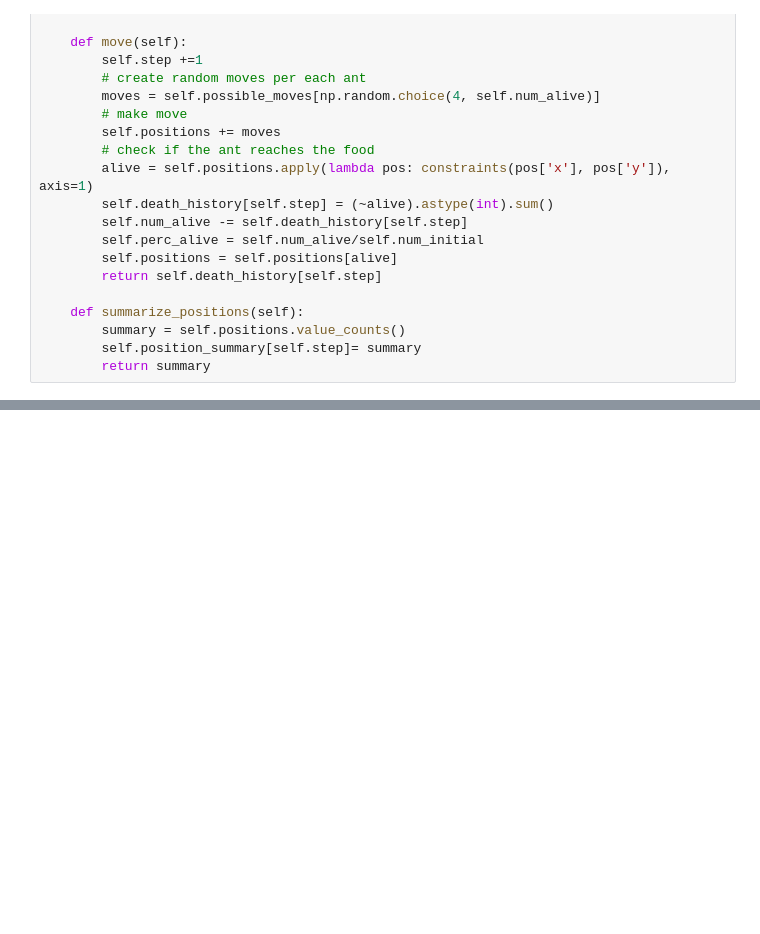
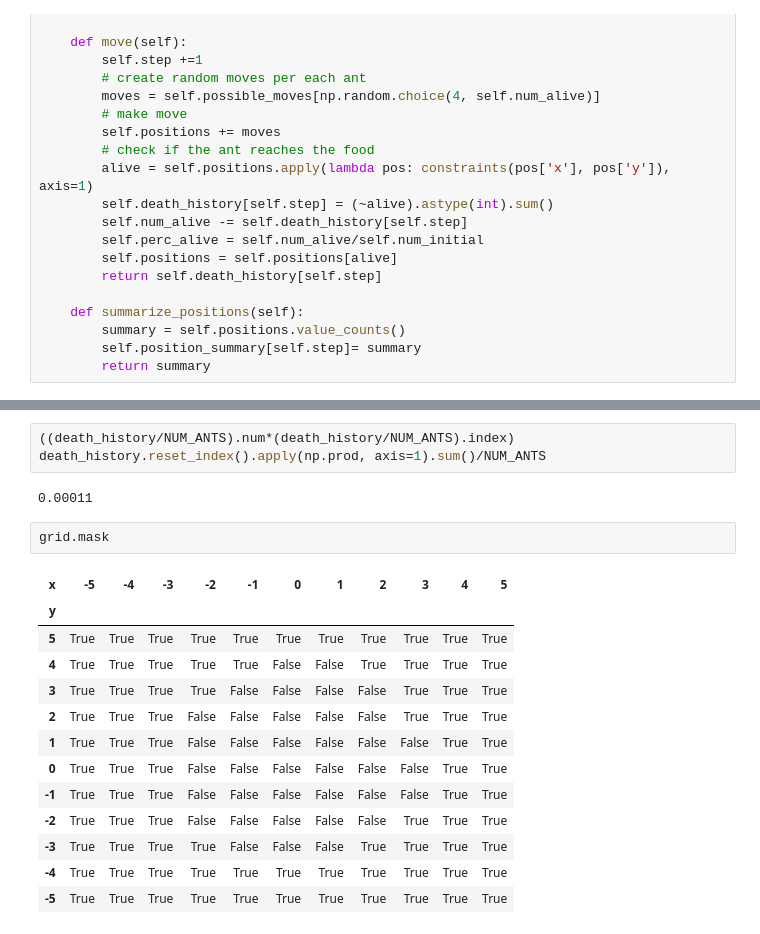
Before and after one commit to prenassipaolo/optiver_puzzle, a Jupyter notebook: base.ipynb, the cells around one changed output, grey strips where cells are left out. Drawn from its saved outputs; the diff is of its cells as text; blank space fills up the shorter version.

```diff
--- a/base.ipynb
+++ b/base.ipynb
@@ -195,0 +209,21 @@ death_history.plot()
+# %%
+((death_history/NUM_ANTS).num*(death_history/NUM_ANTS).index)
+death_history.reset_index().apply(np.prod, axis=1).sum()/NUM_ANTS
+# %% [output]
+0.00011
+# %%
+grid.mask
+# %% [output]
+| x | -5 | -4 | -3 | -2 | -1 | 0 | 1 | 2 | 3 | 4 | 5 |
+| y |  |  |  |  |  |  |  |  |  |  |  |
+| 5 | True | True | True | True | True | True | True | True | True | True | True |
+| 4 | True | True | True | True | True | False | False | True | True | True | True |
+| 3 | True | True | True | True | False | False | False | False | True | True | True |
+| 2 | True | True | True | False | False | False | False | False | True | True | True |
+| 1 | True | True | True | False | False | False | False | False | False | True | True |
+| 0 | True | True | True | False | False | False | False | False | False | True | True |
+| -1 | True | True | True | False | False | False | False | False | False | True | True |
+| -2 | True | True | True | False | False | False | False | False | True | True | True |
+| -3 | True | True | True | True | False | False | False | True | True | True | True |
+| -4 | True | True | True | True | True | True | True | True | True | True | True |
+| -5 | True | True | True | True | True | True | True | True | True | True | True |
```
Also changed, not shown: parts of 14 cells of this notebook.
